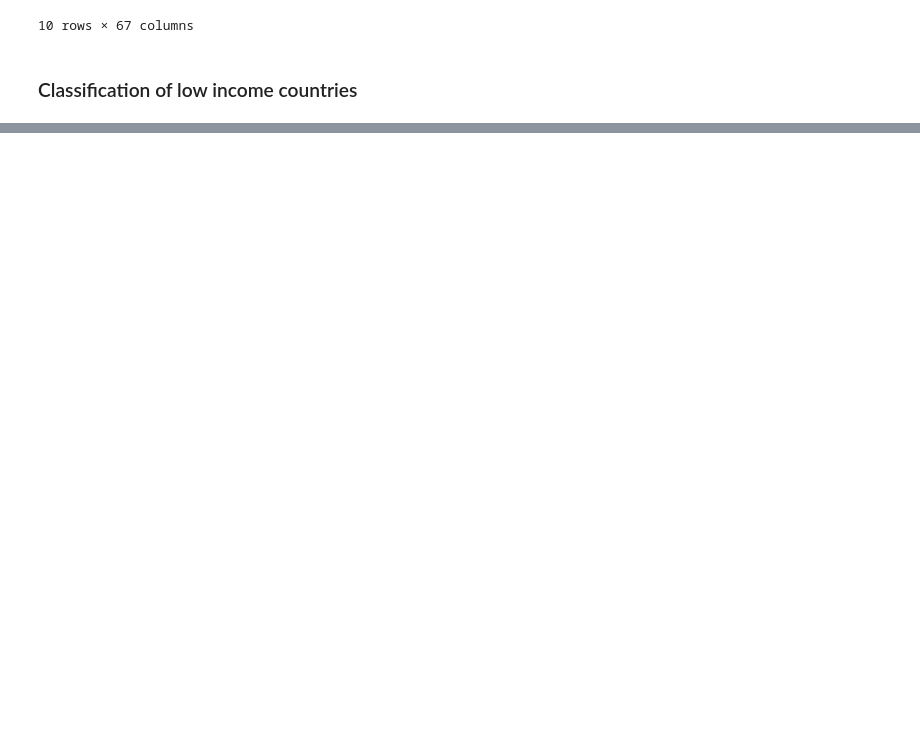
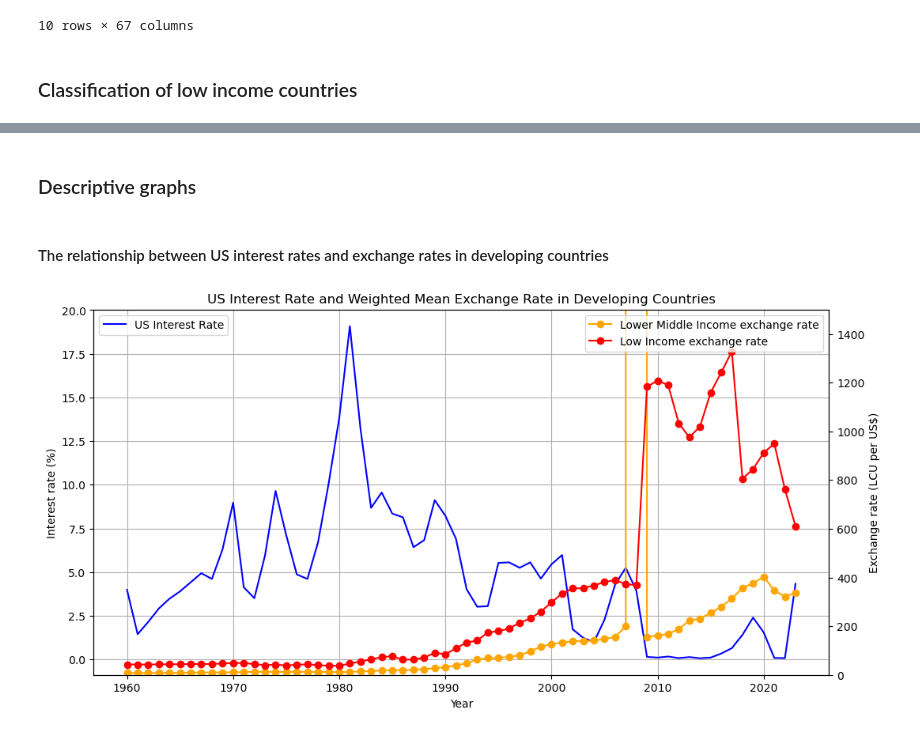
Before and after one commit to maude04/pp4rs_project, a Jupyter notebook: src/project_programming.ipynb, the cells around one changed output, grey strips where cells are left out. Saved outputs shown, nothing was run; the diff lists cells and outputs as text; code cells hidden in the pictures; blank space fills up the shorter version.

Commit message:
Merge data with countries' classification and start descriptive graphs

```diff
--- a/src/project_programming.ipynb
+++ b/src/project_programming.ipynb
@@ -194,0 +238,77 @@ low_inc_2024 = ["Afghanistan", "Burkina Faso", "Burundi", "Central African Repub
+# %% [markdown]
+### Descriptive graphs
+# %% [markdown]
+#### The relationship between US interest rates and exchange rates in developing countries
+# %%
+# plot the US interest rate over time and the currencies of low income countries as well as of lower middle income countries
+
+## Filter the data_FRED_WB_long DataFrame to include only rows where the "Country Name" column is equal to "United States" and the "Series Name" column is equal to "Interest rate"
+
+df_USA_interest_rate = data_FRED_WB_long[(data_FRED_WB_long['Country Name'] == 'United States') & (data_FRED_WB_long['Series Name'] == 'Interest rate')]
+df_USA_interest_rate.head(10)
+
+## Filter the data_FRED_WB_long DataFrame to include only rows where the "Income group" column is equal to "Low income" or "Lower middle income" and the "Series Name" column is equal to "Official exchange rate (LCU per US$, period average)"
+
+df_low_income_cur = data_FRED_WB_long[(data_FRED_WB_long['Income group'] == 'Low income') & (data_FRED_WB_long['Series Name'] == 'Official exchange rate (LCU per US$, period average)')]
+
+df_lower_middle_income_cur = data_FRED_WB_long[(data_FRED_WB_long['Income group'] == 'Lower middle income') & (data_FRED_WB_long['Series Name'] == 'Official exchange rate (LCU per US$, period average)')]
+
+## Filter the data_FRED_WB_long DataFrame to include only rows where the "Income group" column is equal to "Low income" or "Lower middle income" and the "Series Name" column is equal to "Population, total"
+
+df_low_income_pop = data_FRED_WB_long[(data_FRED_WB_long['Income group'] == 'Low income') & (data_FRED_WB_long['Series Name'] == 'Population, total')]
+
+df_lower_middle_income_pop = data_FRED_WB_long[(data_FRED_WB_long['Income group'] == 'Lower middle income') & (data_FRED_WB_long['Series Name'] == 'Population, total')]
+
+## Merge df_low_income_cur and df_low_income_pop DataFrames as well as df_lower_middle_income_cur and df_lower_middle_income_pop DataFrames
+
+df_low_income_cur_pop = pd.merge(df_low_income_cur, df_low_income_pop, on=['Country Name', 'Country Code', 'Year', 'Region', 'Income group'], how='inner')
+df_low_income_cur_pop.drop(columns=['Series Name_x', 'Series Name_y'], inplace=True)
+df_low_income_cur_pop.rename(columns={'Value_x': 'Exchange rate', 'Value_y': 'Population'}, inplace=True)
+
+df_lower_middle_income_cur_pop = pd.merge(df_lower_middle_income_cur, df_lower_middle_income_pop, on=['Country Name', 'Country Code', 'Year', 'Region', 'Income group'], how='inner')
+df_lower_middle_income_cur_pop.drop(columns=['Series Name_x', 'Series Name_y'], inplace=True)
+df_lower_middle_income_cur_pop.rename(columns={'Value_x': 'Exchange rate', 'Value_y': 'Population'}, inplace=True)
+
+## Aggregate the data by year and compute the weighted mean (by population) exchange rate for each year
+
+### Convert the "Exchange rate" and "Population" columns to numeric, coercing errors to NaN
+
+df_low_income_cur_pop['Exchange rate'] = pd.to_numeric(df_low_income_cur_pop['Exchange rate'], errors='coerce')
+df_low_income_cur_pop['Population'] = pd.to_numeric(df_low_income_cur_pop['Population'], errors='coerce')
+
+df_lower_middle_income_cur_pop['Exchange rate'] = pd.to_numeric(df_lower_middle_income_cur_pop['Exchange rate'], errors='coerce')
+df_lower_middle_income_cur_pop['Population'] = pd.to_numeric(df_lower_middle_income_cur_pop['Population'], errors='coerce')
+
+### Define a function to compute the weighted mean
+def weighted_mean(x):
+    return (x['Exchange rate'] * x['Population']).sum() / x['Population'].sum()
+
+### Aggregate the data by year and compute the weighted mean exchange rate for each year
+df_low_income_cur_agg = df_low_income_cur_pop.groupby('Year').apply(weighted_mean).reset_index(name='Weighted Mean Exchange Rate')
+
+df_lower_middle_income_cur_agg = df_lower_middle_income_cur_pop.groupby('Year').apply(weighted_mean).reset_index(name='Weighted Mean Exchange Rate')
+
+## Plot
+
+# Plot the US interest rate and weighted mean exchange rate over time
+fig, ax1 = plt.subplots(figsize=(12, 6))
+
+# Plot the US interest rate on the first y-axis
+ax1.plot(df_USA_interest_rate['Year'], df_USA_interest_rate['Value'], color='blue', label='US Interest Rate')
+ax1.set_xlabel('Year')
+ax1.set_ylabel('Interest rate (%)')
+ax1.set_title('US Interest Rate and Weighted Mean Exchange Rate in Developing Countries')
+ax1.grid()
+ax1.legend(loc='upper left')
+
+# Create a second y-axis for the exchange rates
+ax2 = ax1.twinx()
+ax2.plot(df_lower_middle_income_cur_agg['Year'], df_lower_middle_income_cur_agg['Weighted Mean Exchange Rate'], marker='o', color='orange', label='Lower Middle Income exchange rate')
+ax2.plot(df_low_income_cur_agg['Year'], df_low_income_cur_agg['Weighted Mean Exchange Rate'], marker='o', color='red', label='Low Income exchange rate')
+ax2.set_ylabel('Exchange rate (LCU per US$)')
+ax2.set_ylim(0, 1500)  # 2008 is an outlier for lower middle income countries because of Zimbabwe
+ax2.legend(loc='upper right')
+
+plt.show()
+# %% [output]
+[figure, added]
```
Also changed, not shown: parts of 9 cells of this notebook.
